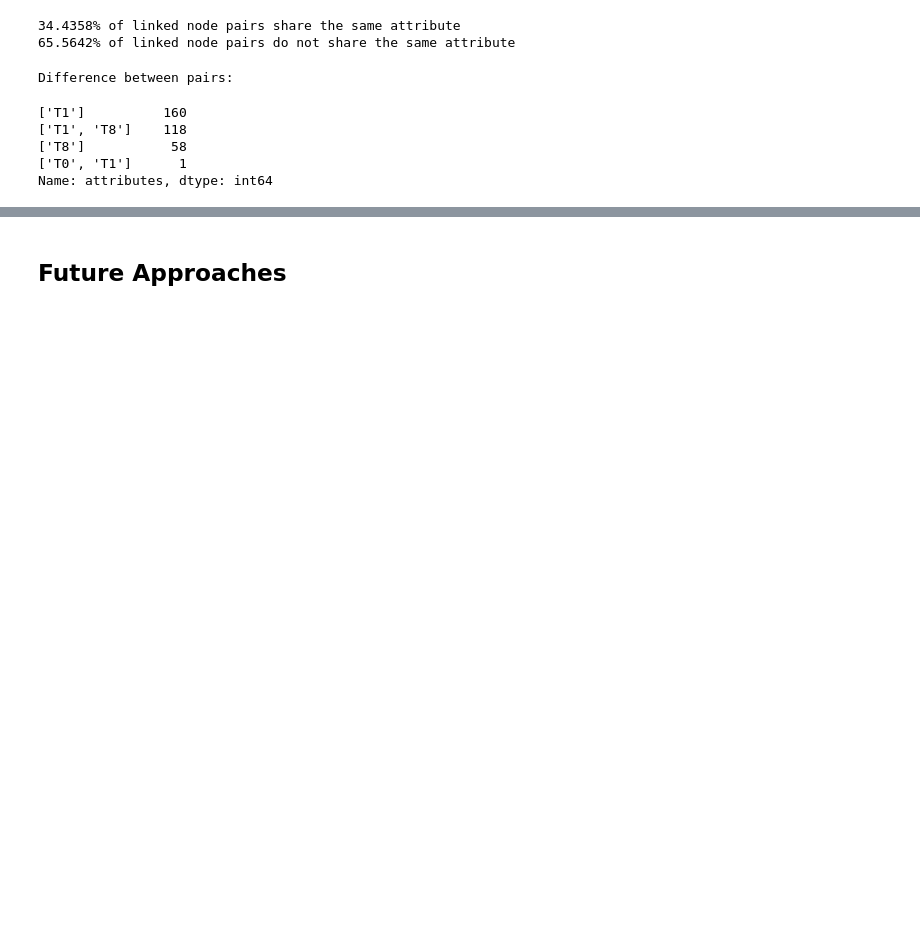
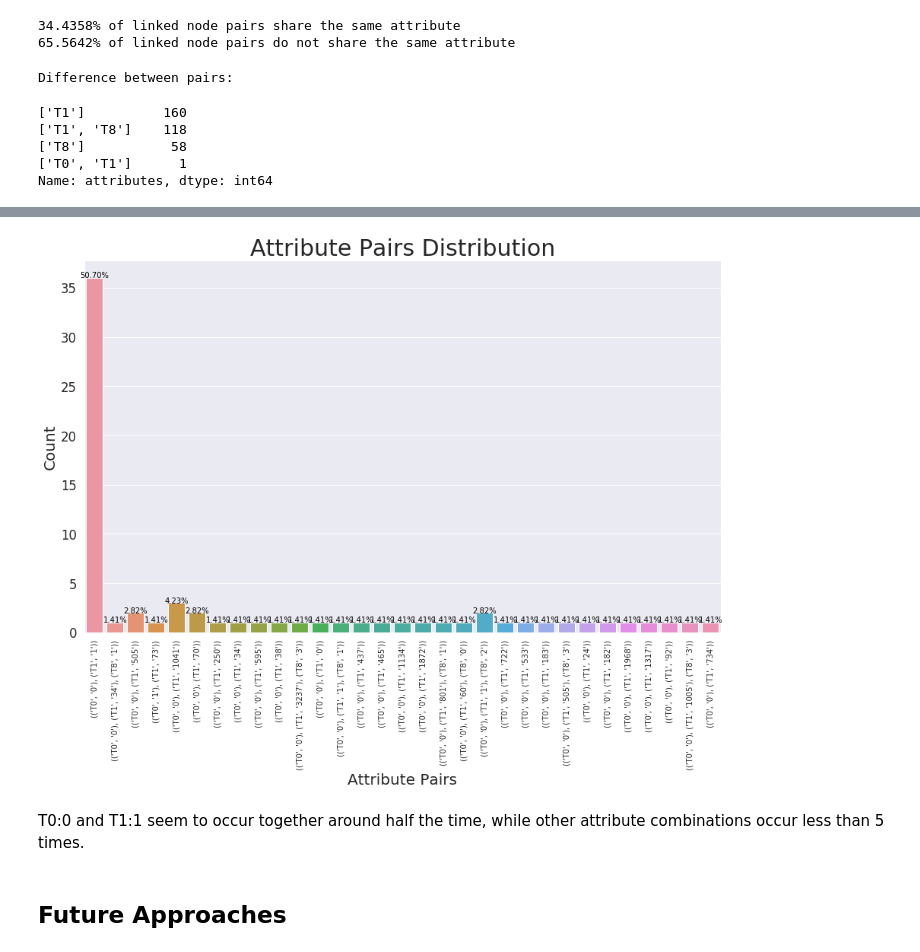
Before and after one commit to sakoki/Networks-Prediction, a Jupyter notebook: code/Performance_Eval.ipynb, the cells around one changed output, grey strips where cells are left out. Saved outputs shown, nothing was run; the diff lists cells and outputs as text; code cells hidden in the pictures; blank space fills up the shorter version.

```diff
--- a/code/Performance_Eval.ipynb
+++ b/code/Performance_Eval.ipynb
@@ -643,2 +630,46 @@ Perhaps, the results suggest that T0 is a more socially significant trait than T
+# %%
+attr_pairs = {}
+
+for row in all_nodes.itertuples():
+
+    node_attr = []
+
+    # Split attribute by class and value
+    for i in row[2].split():
+        attr, val = i.split(':')
+        node_attr.append((attr, val))
+
+    node_attr = tuple(node_attr)
+    attr_pairs[node_attr] = attr_pairs.get(node_attr, 0) + 1
+# %%
+# Data preparation
+plot_data = pd.DataFrame({'Attributes': list(attr_pairs.keys()),
+                          'Count': list(attr_pairs.values())})
+
+# Configure plot style
+sns.set(style='darkgrid', palette='husl', font_scale=1.5)
+plt.figure(figsize=(15,9))
+
+# Create plot
+g = sns.barplot(x='Attributes', y='Count', data=plot_data)
+
+# Add plot labels
+g.set_xticklabels(g.get_xticklabels(), rotation=90, fontdict={'fontsize': 10})
+g.set_xlabel('Attribute Pairs', fontsize=20)
+g.set_ylabel('Count', fontsize=20)
+g.axes.set_title('Attribute Pairs Distribution', fontsize=30)
+for i in plot_data.itertuples():
+    g.text(x=i[0], y=i[2], s='{:.2f}%'.format((i[2] / all_nodes.shape[0])*100), color='black', ha="center", size=10)
+
+# Display
+plt.show(g)
+
+# Save File
+fig = g.get_figure()
+fig.savefig('../Images/{}.png'.format('Distribution_of_Attribute_Pairs_in_Subgraph'))
+# %% [output]
+[figure, added]
+# %% [markdown]
+T0:0 and T1:1 seem to occur together around half the time, while other attribute combinations occur less than 5 times.
 # %% [markdown]
 ## Future Approaches
```
Also changed, not shown: parts of 42 cells of this notebook, 1 other file.
